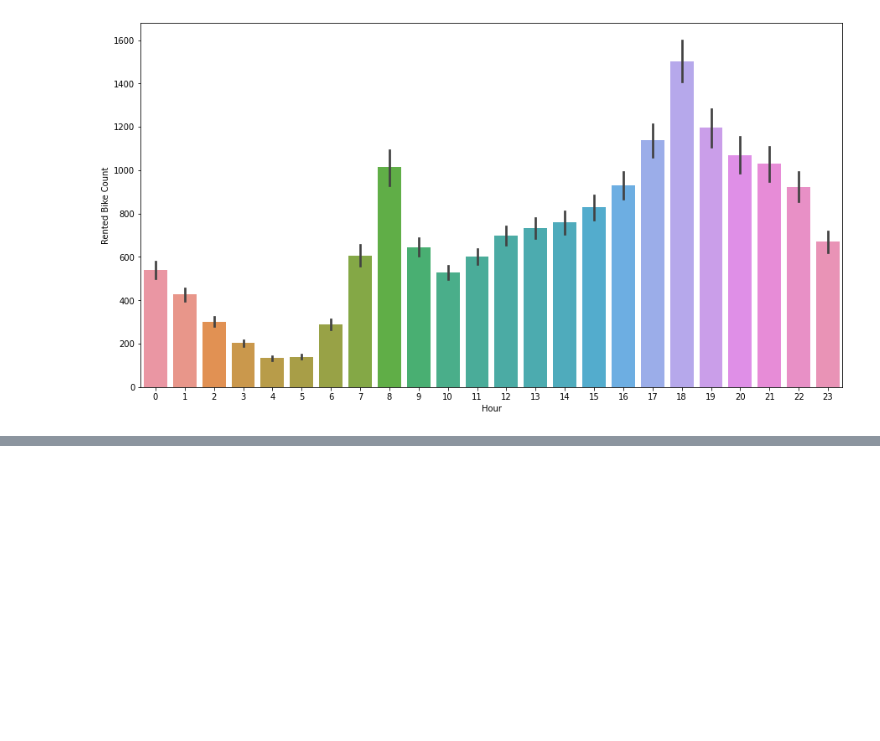
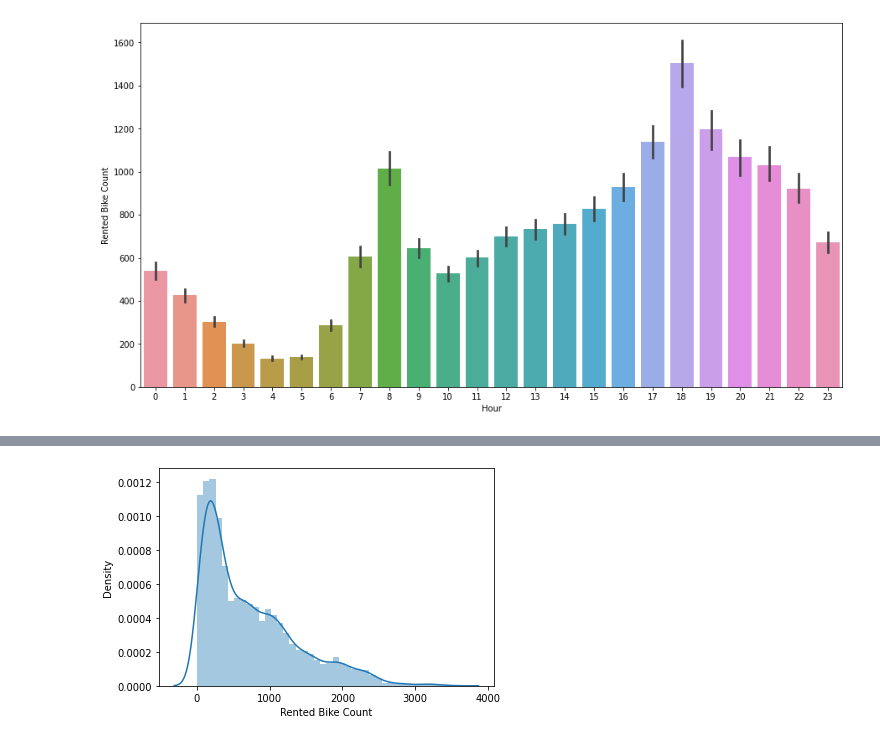
Before and after one commit to AyushSonuu/bike-sharing-demand-prediction-regression, a Jupyter notebook: Copy_of_Bike_Sharing_Demand_Prediction_Capstone_Project.ipynb, the cells around one changed output, grey strips where cells are left out. Cells and saved outputs as stored; diff of their text form; code cells hidden in the pictures; blank space fills up the shorter version.

```diff
--- a/Copy_of_Bike_Sharing_Demand_Prediction_Capstone_Project.ipynb
+++ b/Copy_of_Bike_Sharing_Demand_Prediction_Capstone_Project.ipynb
@@ -155,0 +204,3 @@ plt.show()
+# %%
+#converting the date time string to date type object
+df1["Date"] = pd.to_datetime(df1["Date"])
@@ -155,0 +222,5 @@ plt.show()
+# %%
+
+df1['Day']=df1['Date'].dt.day
+df1['Month']=df1['Date'].dt.month
+df1['Year']=df1['Date'].dt.year
@@ -155,0 +235,2 @@ plt.show()
+# %%
+df1.drop(columns=['Date'],inplace=True)
@@ -155,0 +273,6 @@ plt.show()
+# %%
+# distribution of dependent variable
+sns.distplot(df1["Rented Bike Count"])
+plt.show()
+# %% [output]
+[figure, added]
```
Also changed, not shown: parts of 31 cells of this notebook.
